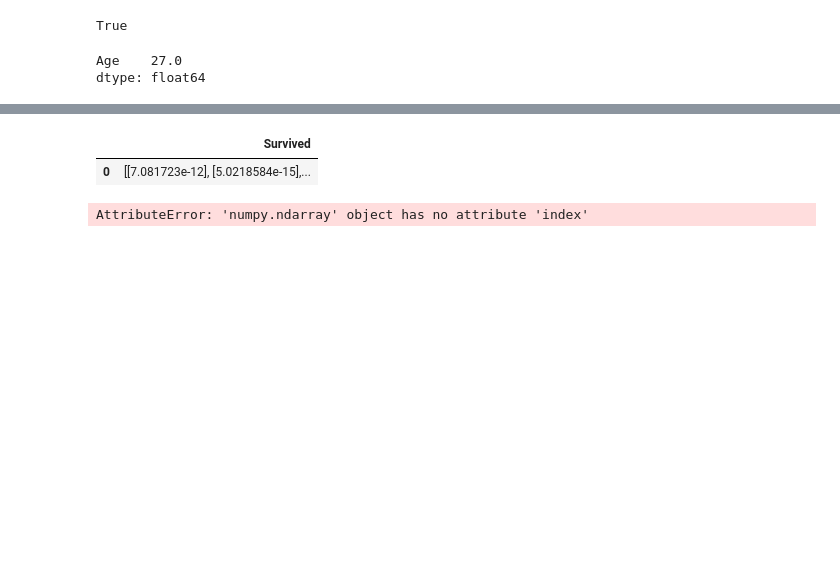
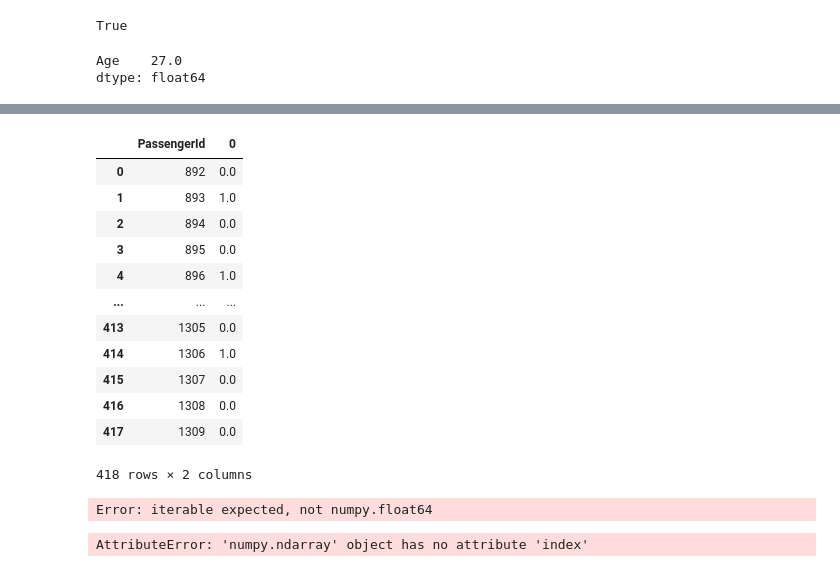
Before and after one commit to Jhonnatan88/Laboratorio1-Statical-Learning, a Jupyter notebook: Laboratorio1.ipynb, the cells around one changed output, grey strips where cells are left out. Saved outputs shown, nothing was run; the diff lists cells and outputs as text; code cells hidden in the pictures; blank space fills up the shorter version.

```diff
--- a/Laboratorio1.ipynb
+++ b/Laboratorio1.ipynb
@@ -255,0 +447,3 @@ prediccion_df = {'Survived' : [prediccion]}
+# %%
+dataset_test2 = pd.read_csv("D:/Jhonnatan/Documents/MAESTRIA DATA SCIENCE/3er Trimestre/Statical Learning III/TAREAS/titanic/test.csv")
+dataset_test2.head()
@@ -255,0 +457,4 @@ prediccion_df = {'Survived' : [prediccion]}
+# %%
+id_cliente = dataset_test2.loc[:,'PassengerId']
+df = pd.DataFrame (id_cliente)
+df
@@ -255,0 +475,4 @@ prediccion_df = {'Survived' : [prediccion]}
+# %%
+
+df2 = pd.DataFrame (rounded)
+df2
@@ -255,0 +493,18 @@ prediccion_df = {'Survived' : [prediccion]}
+# %%
+df =  df.join(df2)
+# %%
+df
+# %% [output]
+|  | PassengerId | 0 |
+| 0 | 892 | 0.0 |
+| 1 | 893 | 1.0 |
+| 2 | 894 | 0.0 |
+| 3 | 895 | 0.0 |
+| 4 | 896 | 1.0 |
+| ... | ... | ... |
+| 413 | 1305 | 0.0 |
+| 414 | 1306 | 1.0 |
+| 415 | 1307 | 0.0 |
+| 416 | 1308 | 0.0 |
+| 417 | 1309 | 0.0 |
+418 rows × 2 columns
@@ -256,10 +515,18 @@ prediccion_df = {'Survived' : [prediccion]}
 # %%
+import csv
 
-prediccion_df = pd.DataFrame(prediccion_df, columns = ['Survived'])
-prediccion_df
+header = ['PassengerId', 'Survived']
+
+with open('test1.csv', 'w', encoding='UTF8', newline='') as f:
+    writer = csv.writer(f)
+
+    # write the header
+    writer.writerow(header)
+
+    # write multiple rows
+    writer.writerows(array_3)
 # %% [output]
-|  | Survived |
-| 0 | [[7.081723e-12], [5.0218584e-15],... |
+Error: iterable expected, not numpy.float64
 # %%
 dataset_test =  dataset_test.join(prediccion)
 dataset_test
```
Also changed, not shown: parts of 37 cells of this notebook.
